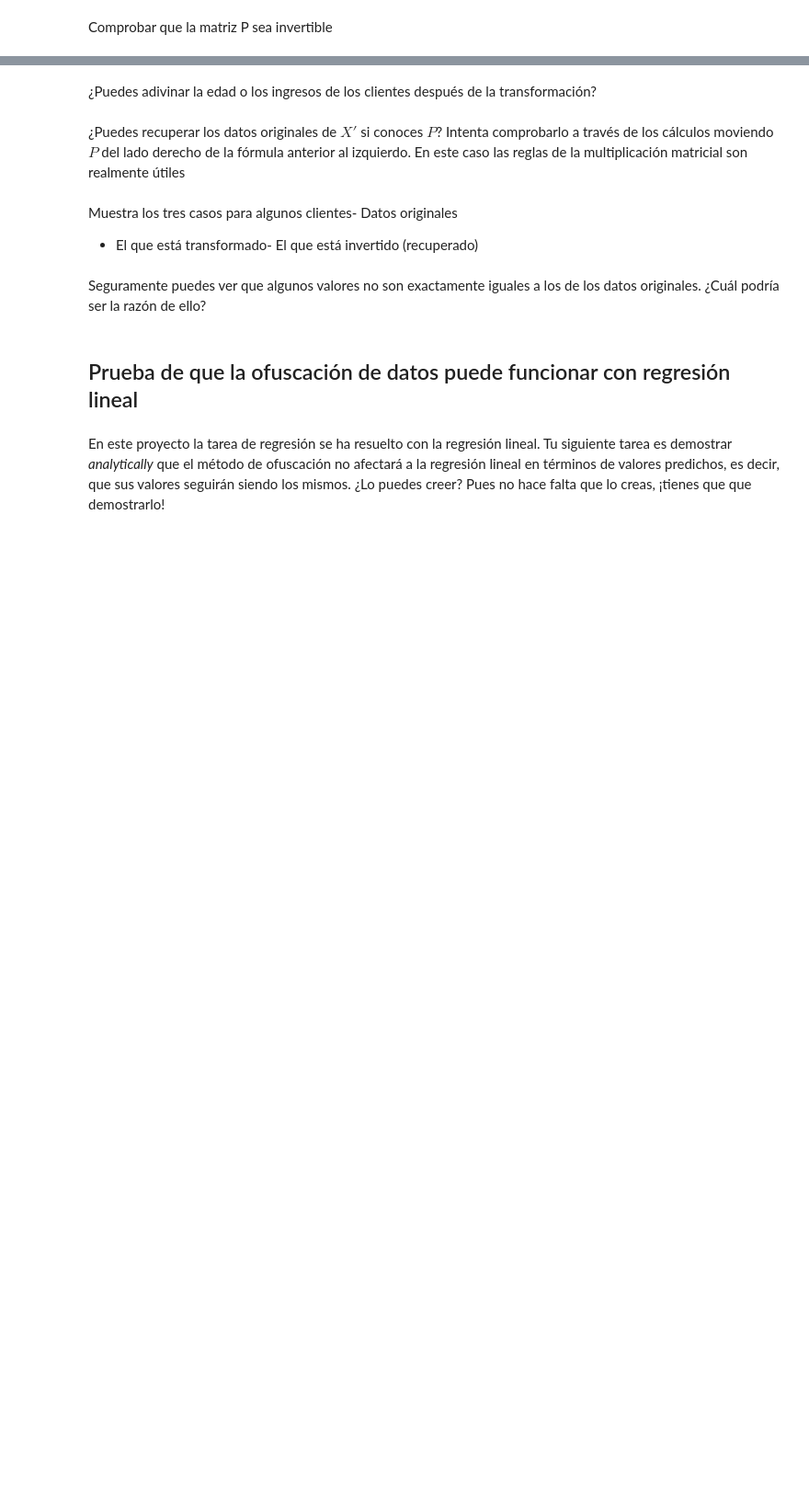
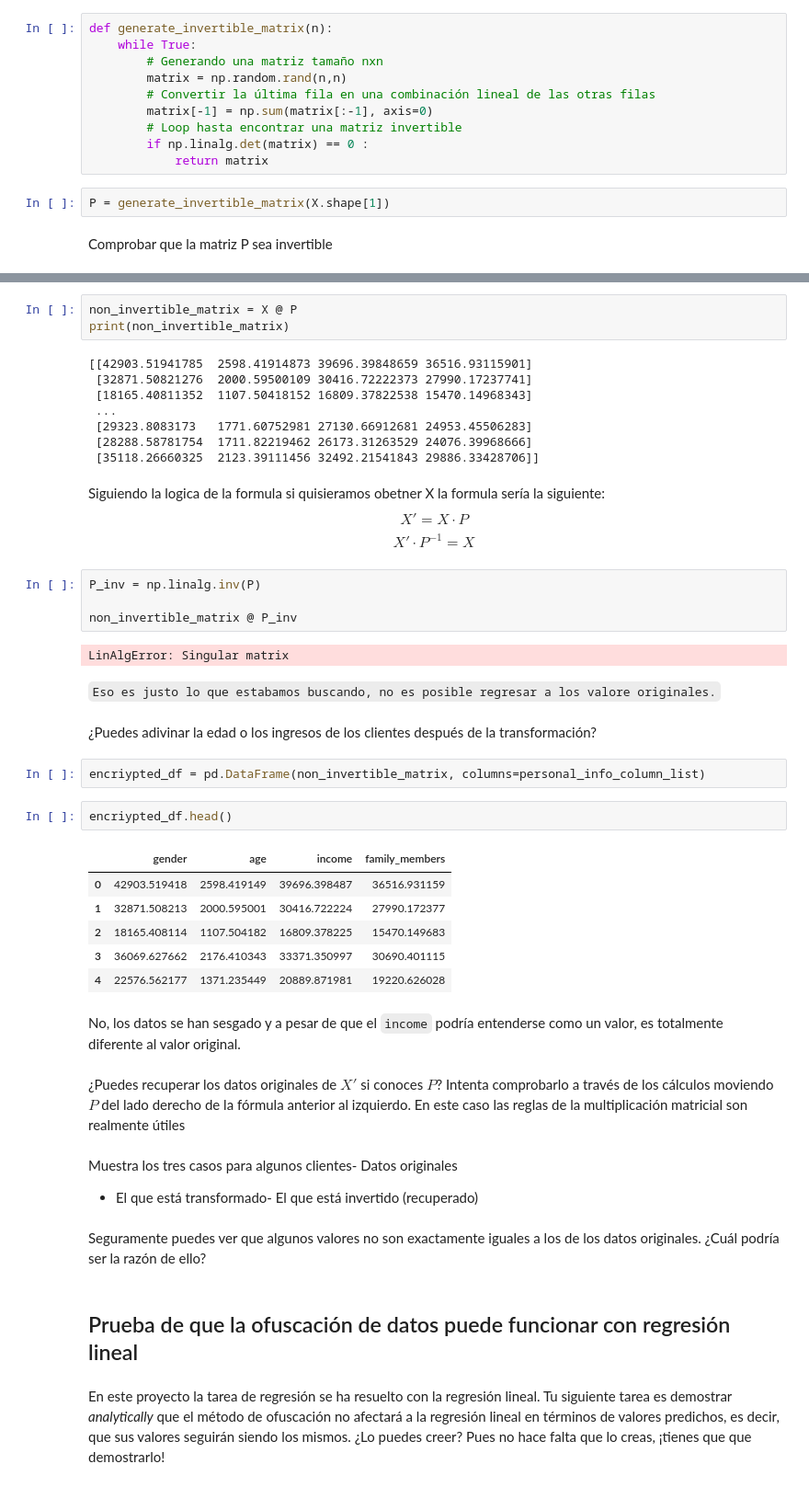
Before and after one commit to jmhrivera/project_11_Customer_Insurance_Analysis, a Jupyter notebook: project11.ipynb, the cells around one changed output, grey strips where cells are left out. Shown at 92% size. Drawn from its saved outputs; the diff is of its cells as text; blank space fills up the shorter version.

```diff
--- a/project11.ipynb
+++ b/project11.ipynb
@@ -472,2 +529,14 @@ P = rng.random(size=(X.shape[1], X.shape[1]))
+# %%
+def generate_invertible_matrix(n):
+	while True:
+		# Generando una matriz tamaño nxn
+		matrix = np.random.rand(n,n)
+		# Convertir la última fila en una combinación lineal de las otras filas
+		matrix[-1] = np.sum(matrix[:-1], axis=0)
+		# Loop hasta encontrar una matriz invertible
+		if np.linalg.det(matrix) == 0 :
+			return matrix
+# %%
+P = generate_invertible_matrix(X.shape[1])
 # %% [markdown]
 Comprobar que la matriz P sea invertible
@@ -474,5 +549,43 @@ Comprobar que la matriz P sea invertible
+# %%
+non_invertible_matrix = X @ P
+print(non_invertible_matrix)
+# %% [output]
+[[42903.51941785  2598.41914873 39696.39848659 36516.93115901]
+ [32871.50821276  2000.59500109 30416.72222373 27990.17237741]
+ [18165.40811352  1107.50418152 16809.37822538 15470.14968343]
+ ...
+ [29323.8083173   1771.60752981 27130.66912681 24953.45506283]
+ [28288.58781754  1711.82219462 26173.31263529 24076.39968666]
+ [35118.26660325  2123.39111456 32492.21541843 29886.33428706]]
+# %% [markdown]
+Siguiendo la logica de la formula si quisieramos obetner X la formula sería la siguiente:
+$$ X' = X \cdot P
+$$
+$$  X' \cdot P^{-1} = X
+$$
+# %%
+P_inv = np.linalg.inv(P)
+
+non_invertible_matrix @ P_inv
+# %% [output]
+LinAlgError: Singular matrix
+# %% [markdown]
+`Eso es justo lo que estabamos buscando, no es posible regresar a los valore originales.`
 # %% [markdown]
 ¿Puedes adivinar la edad o los ingresos de los clientes después de la transformación?
+# %%
+encriypted_df = pd.DataFrame(non_invertible_matrix, columns=personal_info_column_list)
+# %%
+encriypted_df.head()
+# %% [output]
+|  | gender | age | income | family_members |
+| 0 | 42903.519418 | 2598.419149 | 39696.398487 | 36516.931159 |
+| 1 | 32871.508213 | 2000.595001 | 30416.722224 | 27990.172377 |
+| 2 | 18165.408114 | 1107.504182 | 16809.378225 | 15470.149683 |
+| 3 | 36069.627662 | 2176.410343 | 33371.350997 | 30690.401115 |
+| 4 | 22576.562177 | 1371.235449 | 20889.871981 | 19220.626028 |
+# %% [markdown]
+No, los datos se han sesgado y a pesar de que el `income` podría entenderse como un valor, es totalmente diferente al valor original.
 # %% [markdown]
 ¿Puedes recuperar los datos originales de $X'$ si conoces $P$? Intenta comprobarlo a través de los cálculos moviendo $P$ del lado derecho de la fórmula anterior al izquierdo. En este caso las reglas de la multiplicación matricial son realmente útiles
 # %% [markdown]
```
Also changed, not shown: parts of 23 cells of this notebook, 1 other file.
